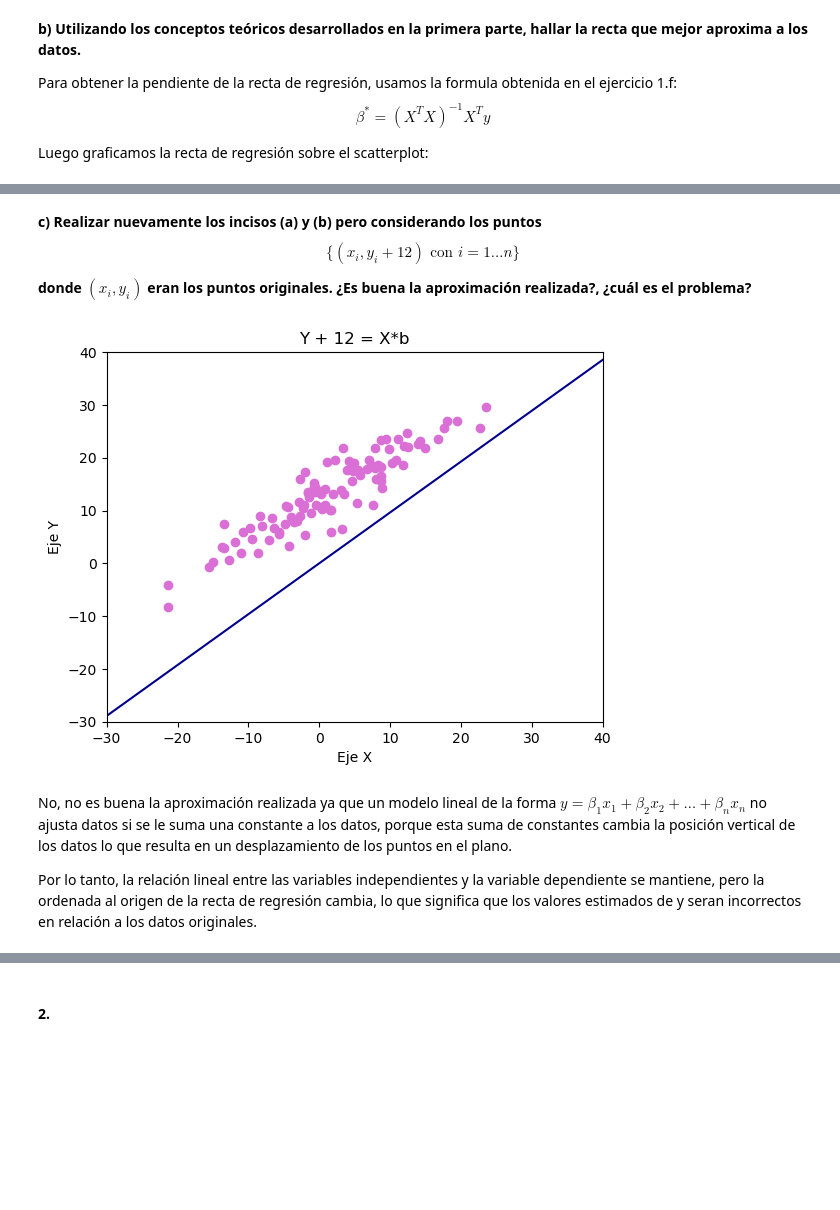
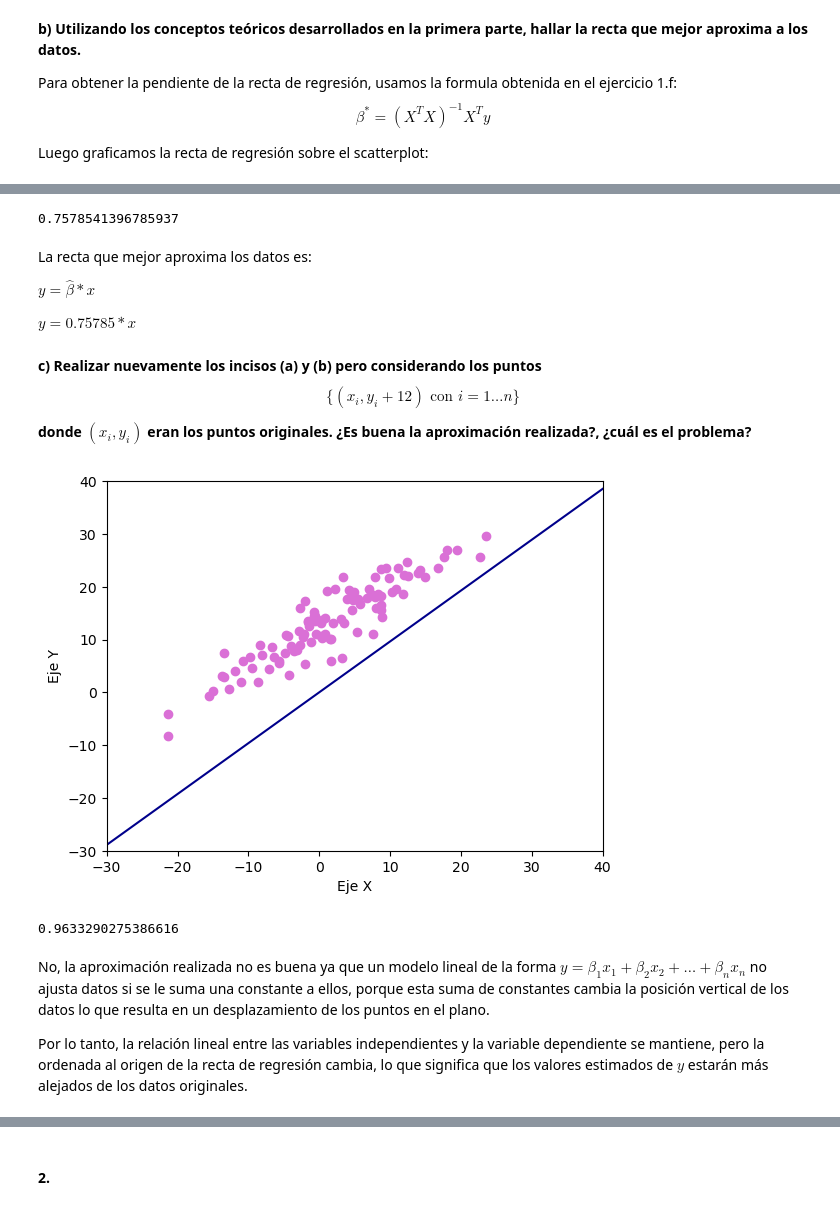
Before and after one commit to azulnogueraa/Metodos_Computacionales_1, a Jupyter notebook: codigo.ipynb, the cells around one changed output, grey strips where cells are left out. Saved outputs shown, nothing was run; the diff lists cells and outputs as text; code cells hidden in the pictures; blank space fills up the shorter version.

```diff
--- a/codigo.ipynb
+++ b/codigo.ipynb
@@ -52,3 +52,14 @@ fig
+# %%
+#Pendiente de la recta de regresión
+b
+# %% [output]
+0.7578541396785937
+# %% [markdown]
+La recta que mejor aproxima los datos es:
+
+$y = \widehat{\beta} * x$
+
+$y = 0.75785 * x$
 # %% [markdown]
 **c) Realizar nuevamente los incisos (a) y (b) pero considerando los puntos**
 $$\{(x_i, y_i + 12) \text{ con } i = 1\ldots n\}$$
@@ -57,31 +68,33 @@ $$\{(x_i, y_i + 12) \text{ con } i = 1\ldots n\}$$
 # %%
 x = data.iloc[:,0]
 y_12 = data.iloc[:,1] + 12
 
 fig2, ax2 = plt.subplots()
 ax2.scatter(x, y_12, color="orchid")
 ax2.set_xlabel("Eje X")
 ax2.set_ylabel("Eje Y")
 
 ax2.set_xlim(-30,40)
 ax2.set_ylim(-30,40)
-plt.title("Y + 12 = X*b")
 
 b = np.dot(np.dot(1/np.dot(np.transpose(x), x), np.transpose(x)), y_12)
 
 x_i = np.linspace(-30, 40, 1000)
+
 #recta de regresión
 y_i = b*x_i
 
 ax2.plot(x_i, y_i, color="darkblue")
 
 plt.show()
+b
 # %% [output]
-[figure, old version]
+[figure, new version]
+0.9633290275386616
 # %% [markdown]
-No, no es buena la aproximación realizada ya que un modelo lineal de la forma $ y = \beta_1 x_1 + \beta_2 x_2 + \ldots + \beta_n x_n$ no ajusta datos si se le suma una constante a los datos, porque esta suma de constantes cambia la posición vertical de los datos lo que resulta en un desplazamiento de los puntos en el plano.
+No, la aproximación realizada no es buena ya que un modelo lineal de la forma $ y = \beta_1 x_1 + \beta_2 x_2 + \ldots + \beta_n x_n$ no ajusta datos si se le suma una constante a ellos, porque esta suma de constantes cambia la posición vertical de los datos lo que resulta en un desplazamiento de los puntos en el plano.
 
-Por lo tanto, la relación lineal entre las variables independientes  y la variable dependiente se mantiene, pero la ordenada al origen de la recta de regresión cambia, lo que significa que los valores estimados de y seran incorrectos en relación a los datos originales.
+Por lo tanto, la relación lineal entre las variables independientes  y la variable dependiente se mantiene, pero la ordenada al origen de la recta de regresión cambia, lo que significa que los valores estimados de $y$ estarán más alejados de los datos originales.
 # %% [markdown]
 **d) ¿Cómo se podría extender el modelo para poder aproximar cualquier recta en el plano?**
 
```
Also changed, not shown: parts of 21 cells of this notebook.
